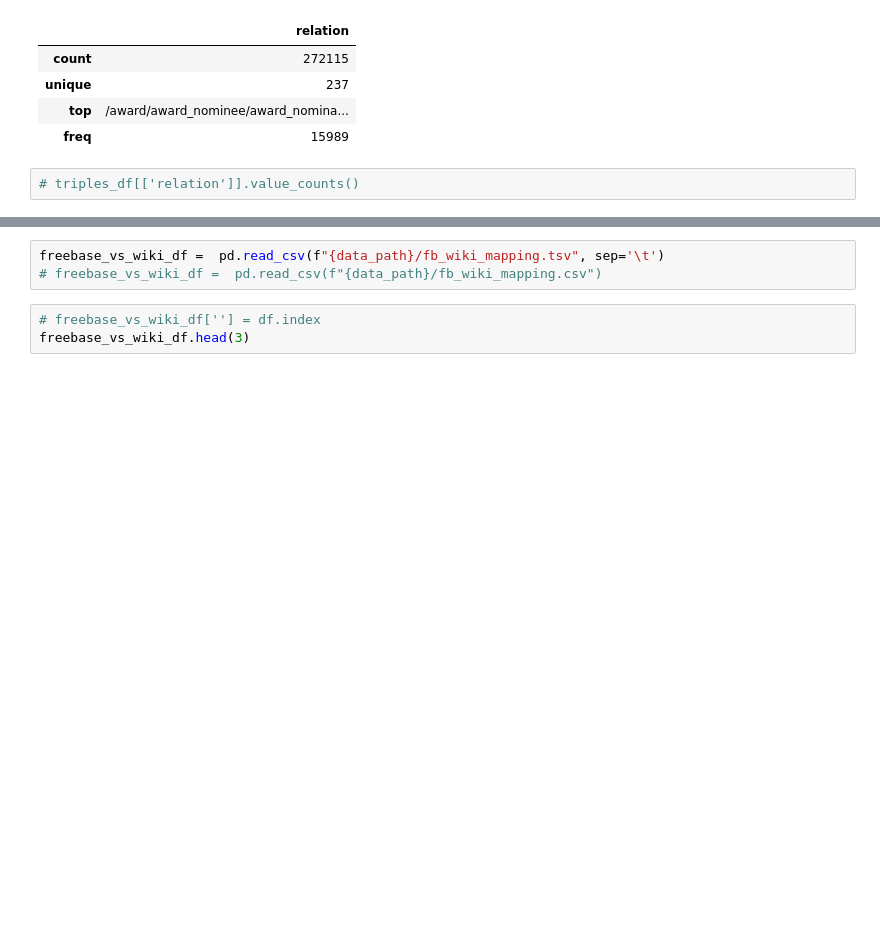
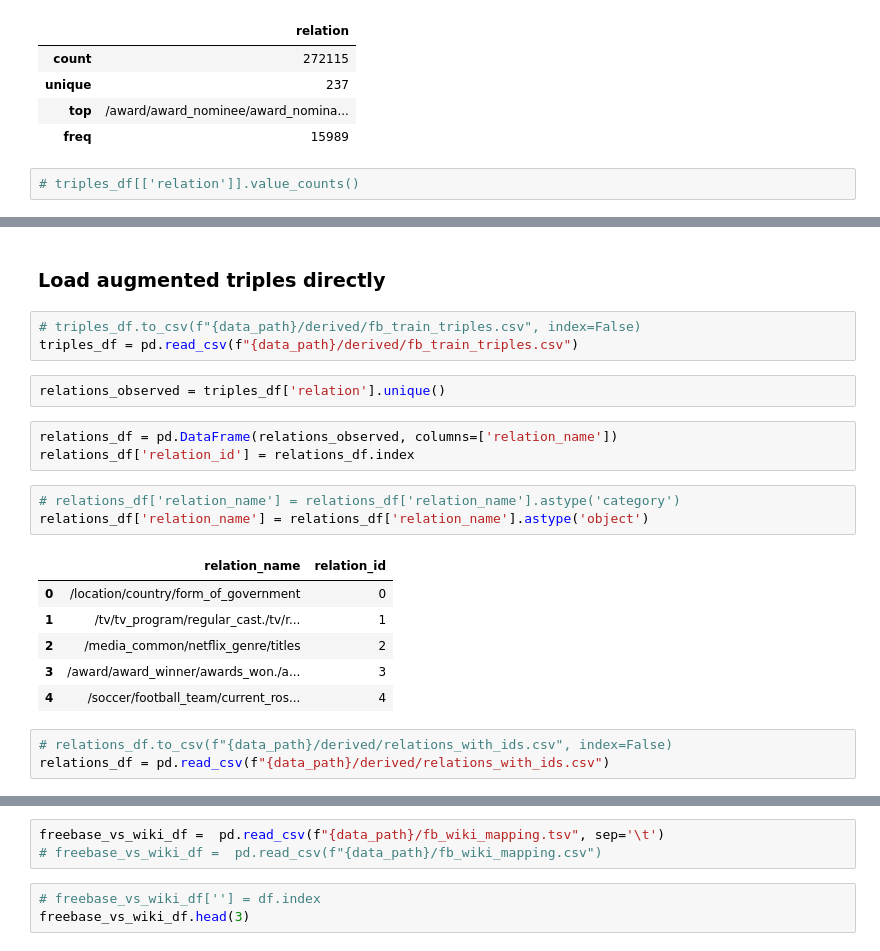
Before and after one commit to vectronaut2/kumoai_hackathon, a Jupyter notebook: notebooks/explore_kg_use_cases.ipynb, the cells around one changed output, grey strips where cells are left out. Cells and saved outputs as stored; diff of their text form; blank space fills up the shorter version.

```diff
--- a/notebooks/explore_kg_use_cases.ipynb
+++ b/notebooks/explore_kg_use_cases.ipynb
@@ -69,0 +80,23 @@ triples_df['relation'] = triples_df['relation'].astype('category')
+# %% [markdown]
+### Load augmented triples directly
+# %%
+# triples_df.to_csv(f"{data_path}/derived/fb_train_triples.csv", index=False)
+triples_df = pd.read_csv(f"{data_path}/derived/fb_train_triples.csv")
+# %%
+relations_observed = triples_df['relation'].unique()
+# %%
+relations_df = pd.DataFrame(relations_observed, columns=['relation_name'])
+relations_df['relation_id'] = relations_df.index
+# %%
+# relations_df['relation_name'] = relations_df['relation_name'].astype('category')
+relations_df['relation_name'] = relations_df['relation_name'].astype('object')
+# %% [output]
+|  | relation_name | relation_id |
+| 0 | /location/country/form_of_government | 0 |
+| 1 | /tv/tv_program/regular_cast./tv/r... | 1 |
+| 2 | /media_common/netflix_genre/titles | 2 |
+| 3 | /award/award_winner/awards_won./a... | 3 |
+| 4 | /soccer/football_team/current_ros... | 4 |
+# %%
+# relations_df.to_csv(f"{data_path}/derived/relations_with_ids.csv", index=False)
+relations_df = pd.read_csv(f"{data_path}/derived/relations_with_ids.csv")
```
Also changed, not shown: parts of 30 cells of this notebook, 3 other files.
